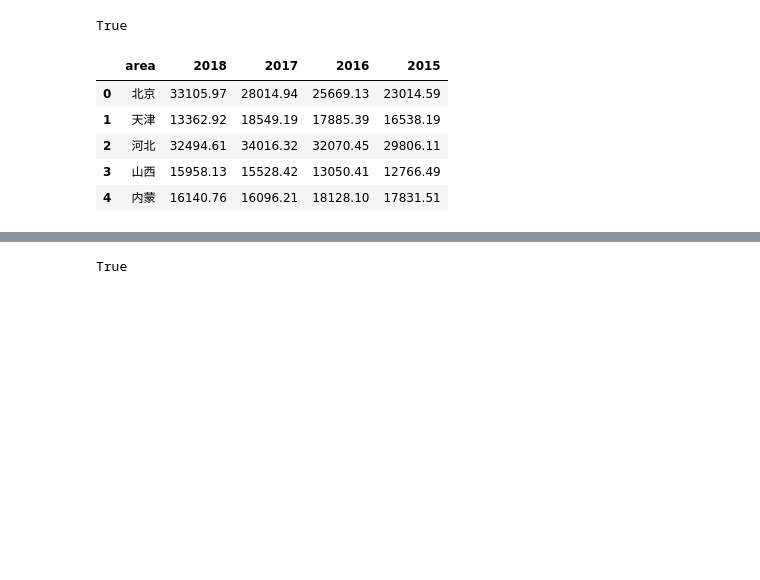
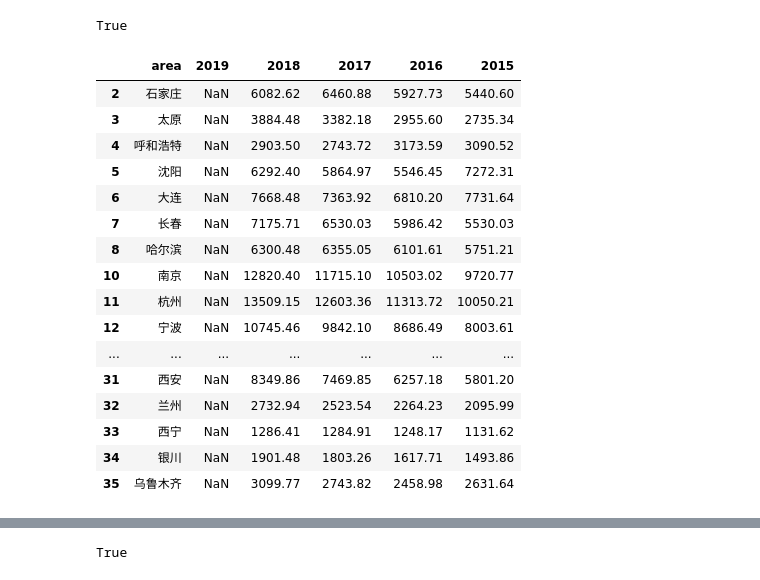
Before and after one commit to 2020-data-integration/data-collection, a Jupyter notebook: region.ipynb, the cells around one changed output, grey strips where cells are left out. Drawn from its saved outputs; the diff is of its cells as text; code cells hidden in the pictures; blank space fills up the shorter version.

```diff
--- a/region.ipynb
+++ b/region.ipynb
@@ -113,17 +112,27 @@ all(x in set(area_eco_df['地区']) for x in regions)
 # %% [output]
 True
 # %%
-area_eco_df = area_eco_df.drop(columns=['2019年'])
-area_eco_df.columns = ['area', '2018', '2017', '2016', '2015']
+area_eco_df.columns = ['area', '2019', '2018', '2017', '2016', '2015']
-# %%
-area_eco_df.head()
-# %% [output]
-|  | area | 2018 | 2017 | 2016 | 2015 |
-| 0 | 北京 | 33105.97 | 28014.94 | 25669.13 | 23014.59 |
-| 1 | 天津 | 13362.92 | 18549.19 | 17885.39 | 16538.19 |
-| 2 | 河北 | 32494.61 | 34016.32 | 32070.45 | 29806.11 |
-| 3 | 山西 | 15958.13 | 15528.42 | 13050.41 | 12766.49 |
-| 4 | 内蒙 | 16140.76 | 16096.21 | 18128.10 | 17831.51 |
+# %%
+area_eco_df[pd.isna(area_eco_df['2019'])]
+# %% [output]
+|  | area | 2019 | 2018 | 2017 | 2016 | 2015 |
+| 2 | 石家庄 | NaN | 6082.62 | 6460.88 | 5927.73 | 5440.60 |
+| 3 | 太原 | NaN | 3884.48 | 3382.18 | 2955.60 | 2735.34 |
+| 4 | 呼和浩特 | NaN | 2903.50 | 2743.72 | 3173.59 | 3090.52 |
+| 5 | 沈阳 | NaN | 6292.40 | 5864.97 | 5546.45 | 7272.31 |
+| 6 | 大连 | NaN | 7668.48 | 7363.92 | 6810.20 | 7731.64 |
+| 7 | 长春 | NaN | 7175.71 | 6530.03 | 5986.42 | 5530.03 |
+| 8 | 哈尔滨 | NaN | 6300.48 | 6355.05 | 6101.61 | 5751.21 |
+| 10 | 南京 | NaN | 12820.40 | 11715.10 | 10503.02 | 9720.77 |
+| 11 | 杭州 | NaN | 13509.15 | 12603.36 | 11313.72 | 10050.21 |
+| 12 | 宁波 | NaN | 10745.46 | 9842.10 | 8686.49 | 8003.61 |
+| ... | ... | ... | ... | ... | ... | ... |
+| 31 | 西安 | NaN | 8349.86 | 7469.85 | 6257.18 | 5801.20 |
+| 32 | 兰州 | NaN | 2732.94 | 2523.54 | 2264.23 | 2095.99 |
+| 33 | 西宁 | NaN | 1286.41 | 1284.91 | 1248.17 | 1131.62 |
+| 34 | 银川 | NaN | 1901.48 | 1803.26 | 1617.71 | 1493.86 |
+| 35 | 乌鲁木齐 | NaN | 3099.77 | 2743.82 | 2458.98 | 2631.64 |
 # %%
 js = []
 for i, row in area_eco_df.iterrows():
```
Also changed, not shown: parts of 10 cells of this notebook, 3 other files.
